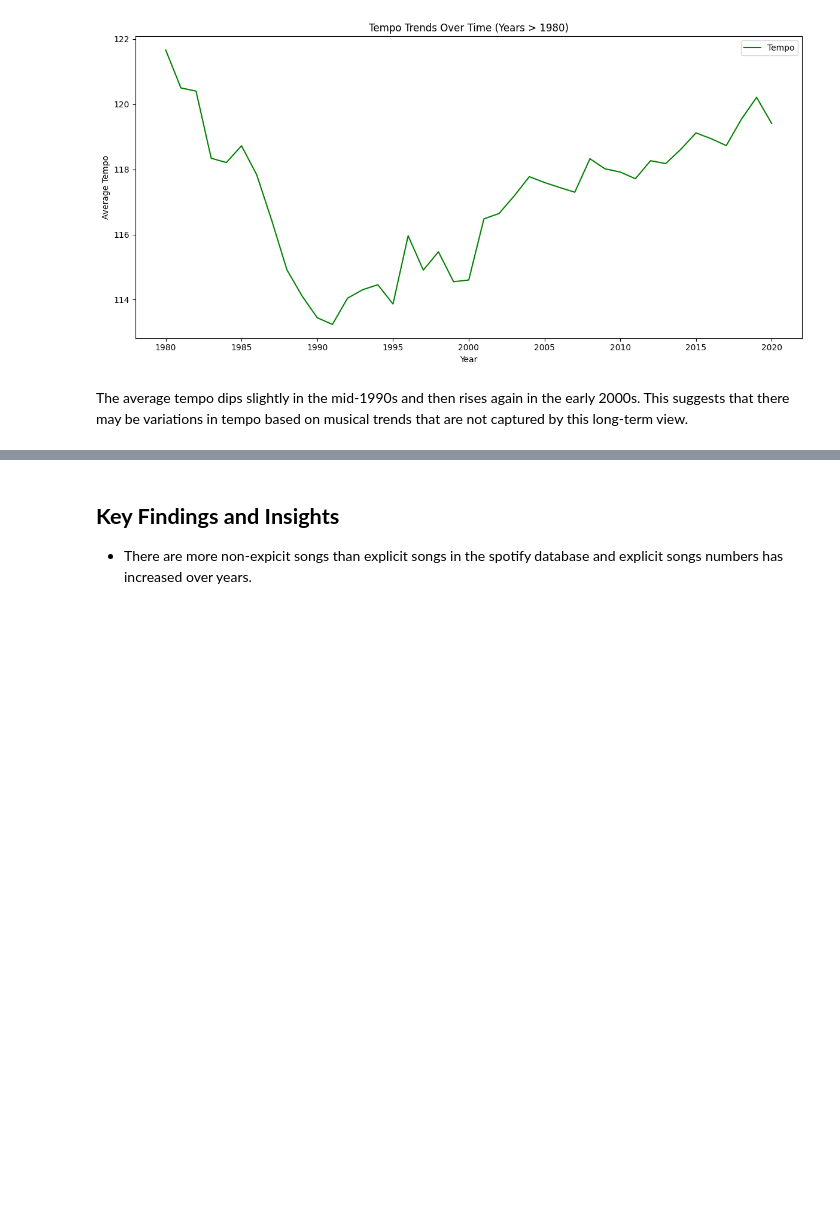
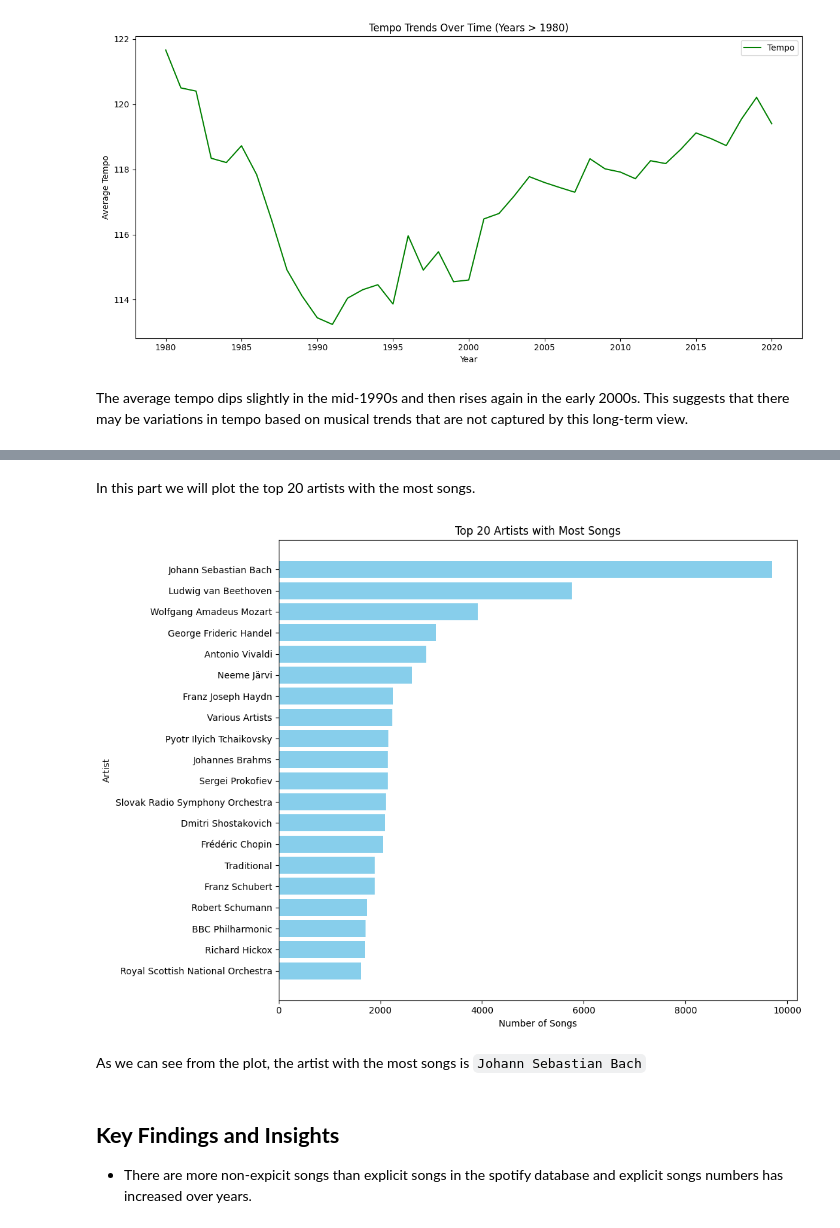
Before and after one commit to avamirm/Investigation-Using-PySpark, a Jupyter notebook: Spotify/spotify.ipynb, the cells around one changed output, grey strips where cells are left out. Cells and saved outputs as stored; diff of their text form; code cells hidden in the pictures; blank space fills up the shorter version.

Commit message:
Add shome plots

```diff
--- a/Spotify/spotify.ipynb
+++ b/Spotify/spotify.ipynb
@@ -111,0 +84,9 @@ root
+# %%
+def string_to_list(string):
+    return string[1:-1].replace("'", "").split(", ")
+
+spotify_df = spotify_df.withColumn("release_date", spotify_df["release_date"].cast("date"))
+string_to_list_udf = udf(string_to_list, ArrayType(StringType()))
+spotify_df = spotify_df.withColumn("artist_ids", string_to_list_udf("artist_ids"))
+spotify_df = spotify_df.withColumn("artists", string_to_list_udf("artists"))
+spotify_df.printSchema()
@@ -403,0 +398,4 @@ The average tempo dips slightly in the mid-1990s and then rises again in the ear
+# %%
+combined_array = arrays_zip("artists", "artist_ids")
+extended_spotify_df = spotify_df.withColumn("artist_info", explode(combined_array))
+show_df(extended_spotify_df)
@@ -404,3 +437,33 @@ The average tempo dips slightly in the mid-1990s and then rises again in the ear
+# %% [markdown]
+In this part we will plot the top 20 artists with the most songs.
+# %%
+artist_song_count = extended_spotify_df.groupBy("artist_info.artists", "artist_info.artist_ids") \
+                                       .count() \
+                                       .orderBy(desc("count"))
+
+top_20_artists = artist_song_count.limit(20).collect()
+
+top_20_artists_names = [row["artists"] for row in top_20_artists]
+top_20_artists_counts = [row["count"] for row in top_20_artists]
+
+top_20_artists = list(zip(top_20_artists_names, top_20_artists_counts))
+
+top_20_artists_sorted = sorted(top_20_artists, key=lambda x: x[1], reverse=False)
+
+sorted_names, sorted_counts = zip(*top_20_artists_sorted)
+
+plt.figure(figsize=(11, 8))
+plt.barh(sorted_names, sorted_counts, color='skyblue')
+plt.xlabel("Number of Songs")
+plt.ylabel("Artist")
+plt.title("Top 20 Artists with Most Songs")
+
+plt.tight_layout()
+plt.show()
+# %% [output]
+[figure, added]
+# %% [markdown]
+As we can see from the plot, the artist with the most songs is `Johann Sebastian Bach`
 # %% [markdown]
 ## **Key Findings and Insights**
 
```
Also changed, not shown: parts of 9 cells of this notebook.
